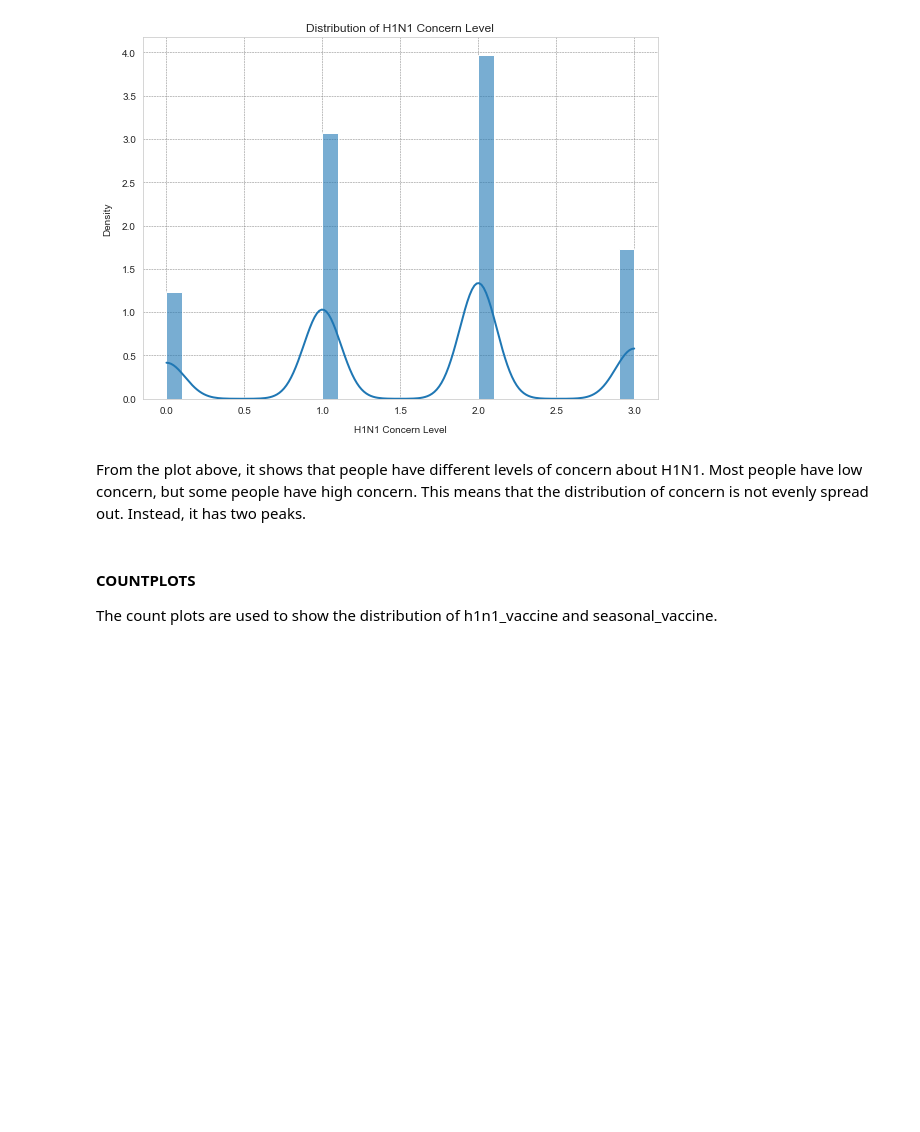
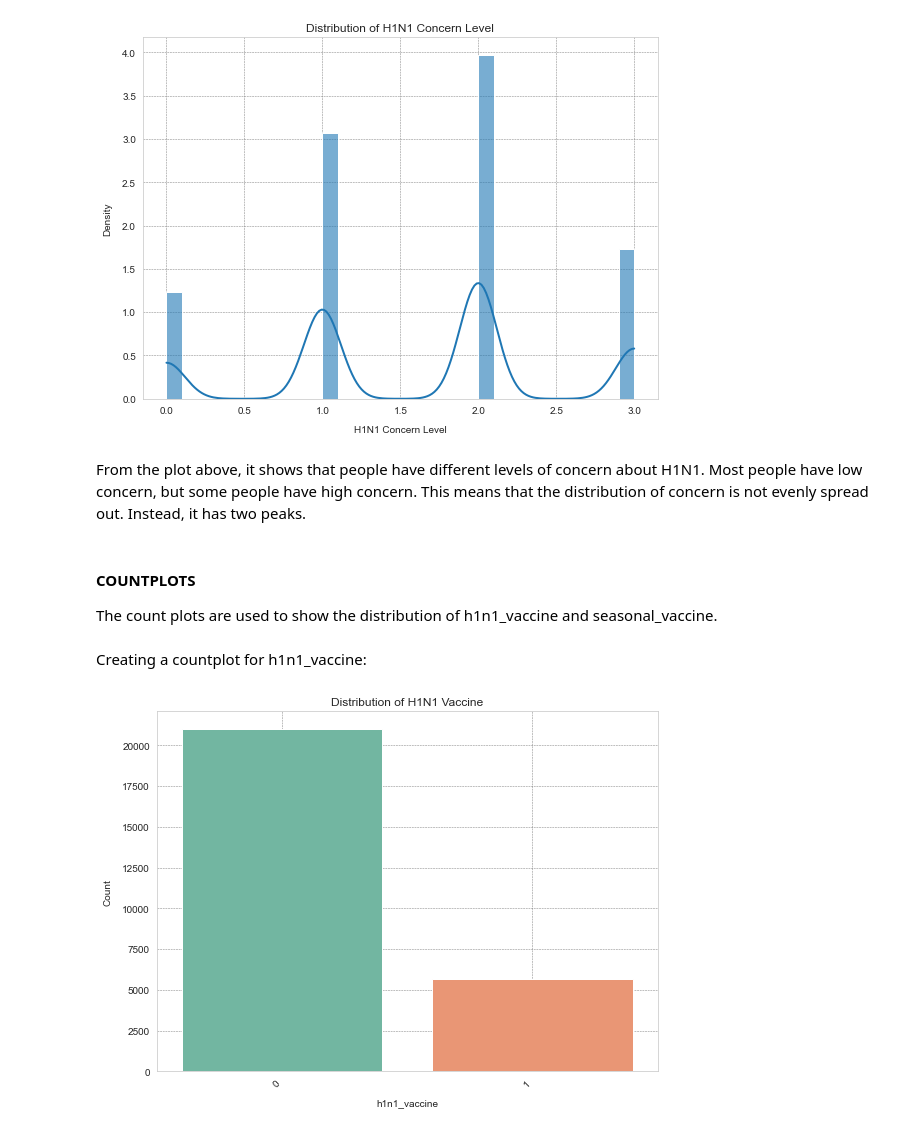
Before and after one commit to NamaembaSilali/vaccine-project, a Jupyter notebook: index.ipynb, the cells around one changed output. Drawn from its saved outputs; the diff is of its cells as text; code cells hidden in the pictures; blank space fills up the shorter version.

```diff
--- a/index.ipynb
+++ b/index.ipynb
@@ -306,3 +306,10 @@ def countplot(df, x_var, title):
     plt.tight_layout()
 
     plt.show()
+# %% [markdown]
+Creating a countplot for h1n1_vaccine:
+# %%
+#creating a countplot for h1n1 vaccine
+countplot(df, 'h1n1_vaccine', "Distribution of H1N1 Vaccine")
+# %% [output]
+[figure, added]
```
